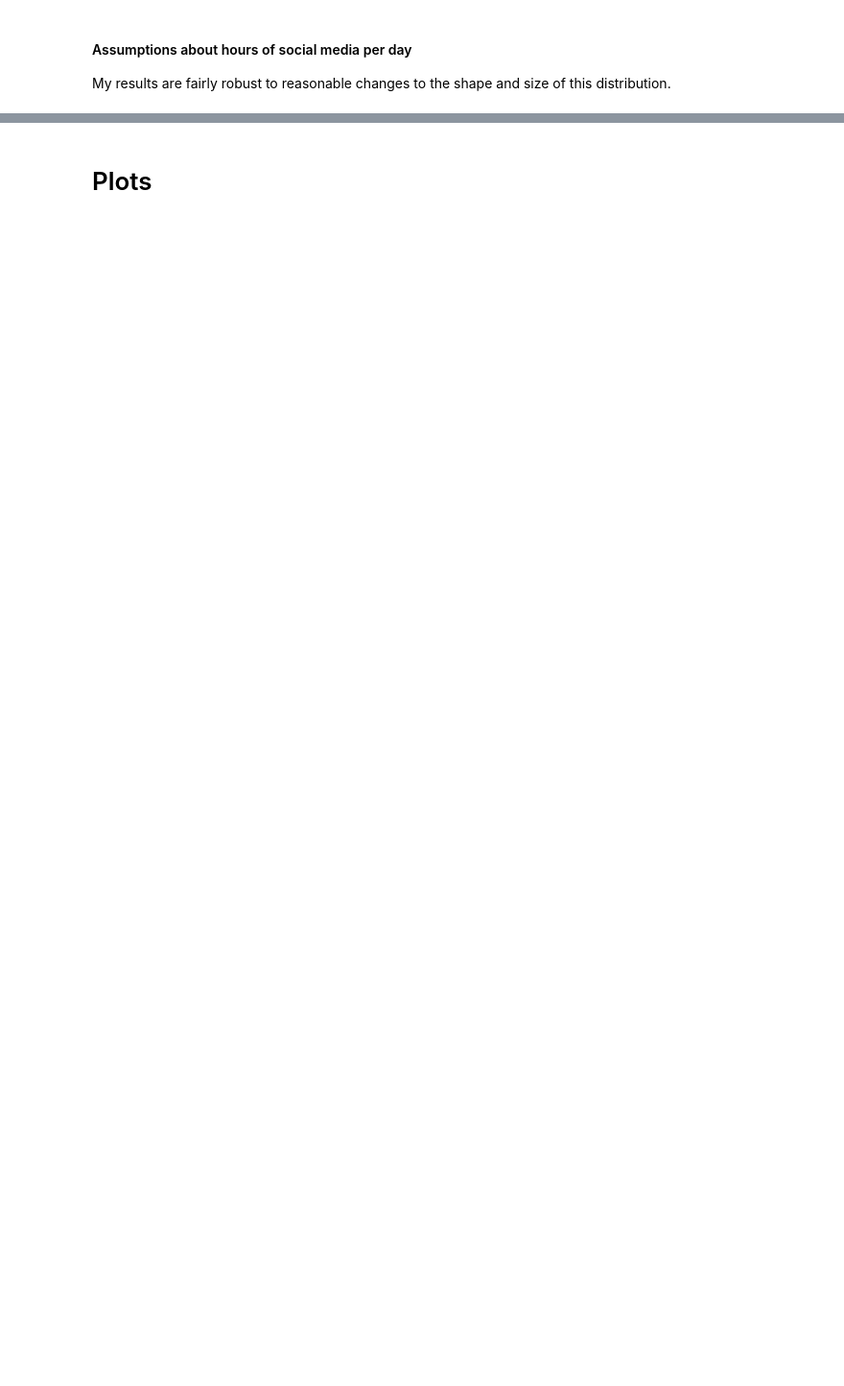
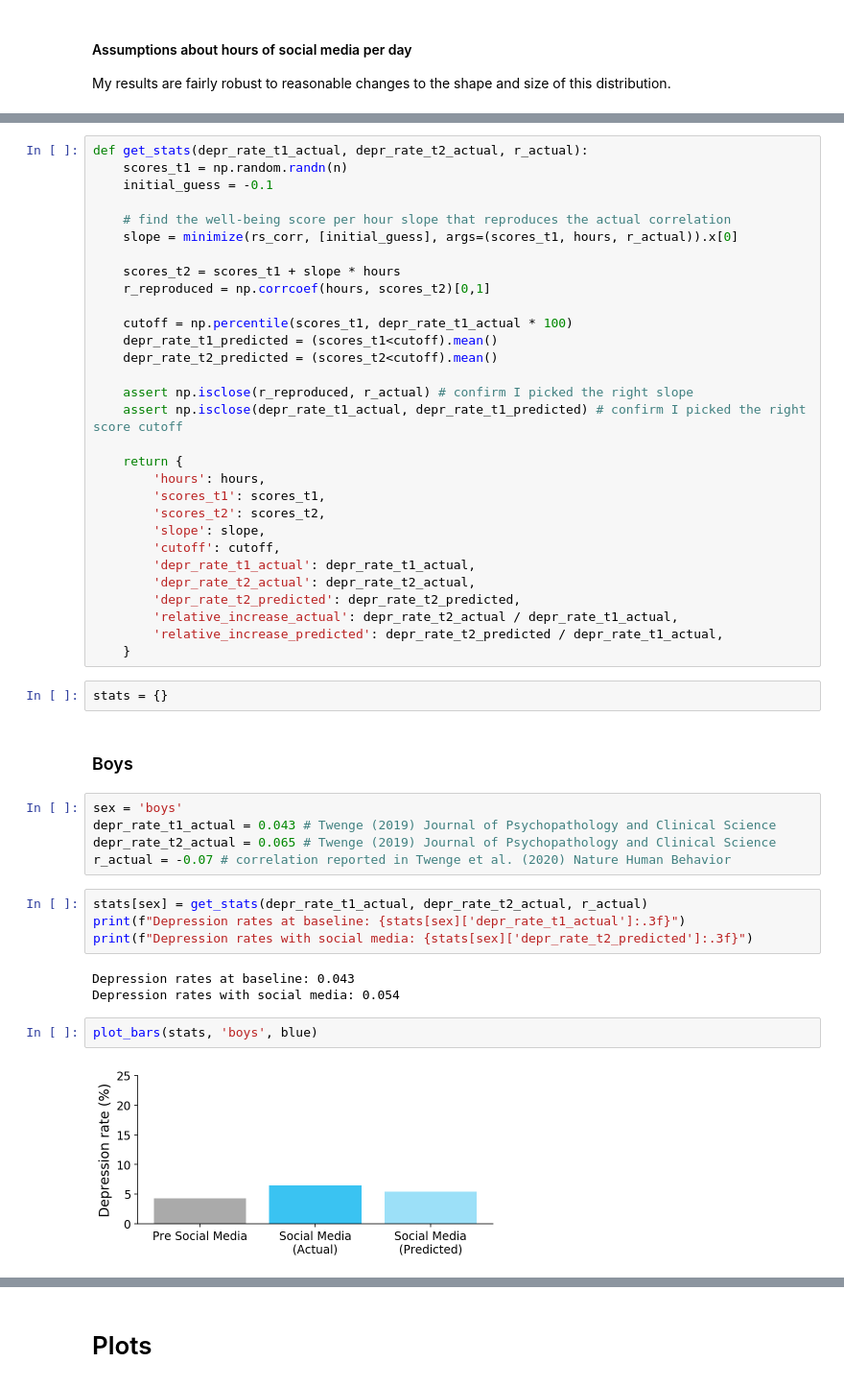
Before and after one commit to csaid/teen-depression-and-social-media, a Jupyter notebook: Teen mental health and social media – Back of the envelope calculations.ipynb, the cells around one changed output, grey strips where cells are left out. Shown: that part at 96% size. Cells and saved outputs as stored; diff of their text form; blank space fills up the shorter version.

```diff
--- a/Teen mental health and social media – Back of the envelope calculations.ipynb
+++ b/Teen mental health and social media – Back of the envelope calculations.ipynb
@@ -67,0 +84,50 @@ Depression rates with social media: 0.24
+# %%
+def get_stats(depr_rate_t1_actual, depr_rate_t2_actual, r_actual):
+    scores_t1 = np.random.randn(n)
+    initial_guess = -0.1
+
+    # find the well-being score per hour slope that reproduces the actual correlation
+    slope = minimize(rs_corr, [initial_guess], args=(scores_t1, hours, r_actual)).x[0]
+
+    scores_t2 = scores_t1 + slope * hours
+    r_reproduced = np.corrcoef(hours, scores_t2)[0,1]
+
+    cutoff = np.percentile(scores_t1, depr_rate_t1_actual * 100)
+    depr_rate_t1_predicted = (scores_t1<cutoff).mean()
+    depr_rate_t2_predicted = (scores_t2<cutoff).mean()
+
+    assert np.isclose(r_reproduced, r_actual) # confirm I picked the right slope
+    assert np.isclose(depr_rate_t1_actual, depr_rate_t1_predicted) # confirm I picked the right score cutoff
+
+    return {
+        'hours': hours,
+        'scores_t1': scores_t1,
+        'scores_t2': scores_t2,
+        'slope': slope,
+        'cutoff': cutoff,
+        'depr_rate_t1_actual': depr_rate_t1_actual,
+        'depr_rate_t2_actual': depr_rate_t2_actual,
+        'depr_rate_t2_predicted': depr_rate_t2_predicted,
+        'relative_increase_actual': depr_rate_t2_actual / depr_rate_t1_actual,
+        'relative_increase_predicted': depr_rate_t2_predicted / depr_rate_t1_actual,
+    }
+# %%
+stats = {}
+# %% [markdown]
+### Boys
+# %%
+sex = 'boys'
+depr_rate_t1_actual = 0.043 # Twenge (2019) Journal of Psychopathology and Clinical Science
+depr_rate_t2_actual = 0.065 # Twenge (2019) Journal of Psychopathology and Clinical Science
+r_actual = -0.07 # correlation reported in Twenge et al. (2020) Nature Human Behavior
+# %%
+stats[sex] = get_stats(depr_rate_t1_actual, depr_rate_t2_actual, r_actual)
+print(f"Depression rates at baseline: {stats[sex]['depr_rate_t1_actual']:.3f}")
+print(f"Depression rates with social media: {stats[sex]['depr_rate_t2_predicted']:.3f}")
+# %% [output]
+Depression rates at baseline: 0.043
+Depression rates with social media: 0.054
+# %%
+plot_bars(stats, 'boys', blue)
+# %% [output]
+[figure, added]
```
Also changed, not shown: parts of 24 cells of this notebook.
